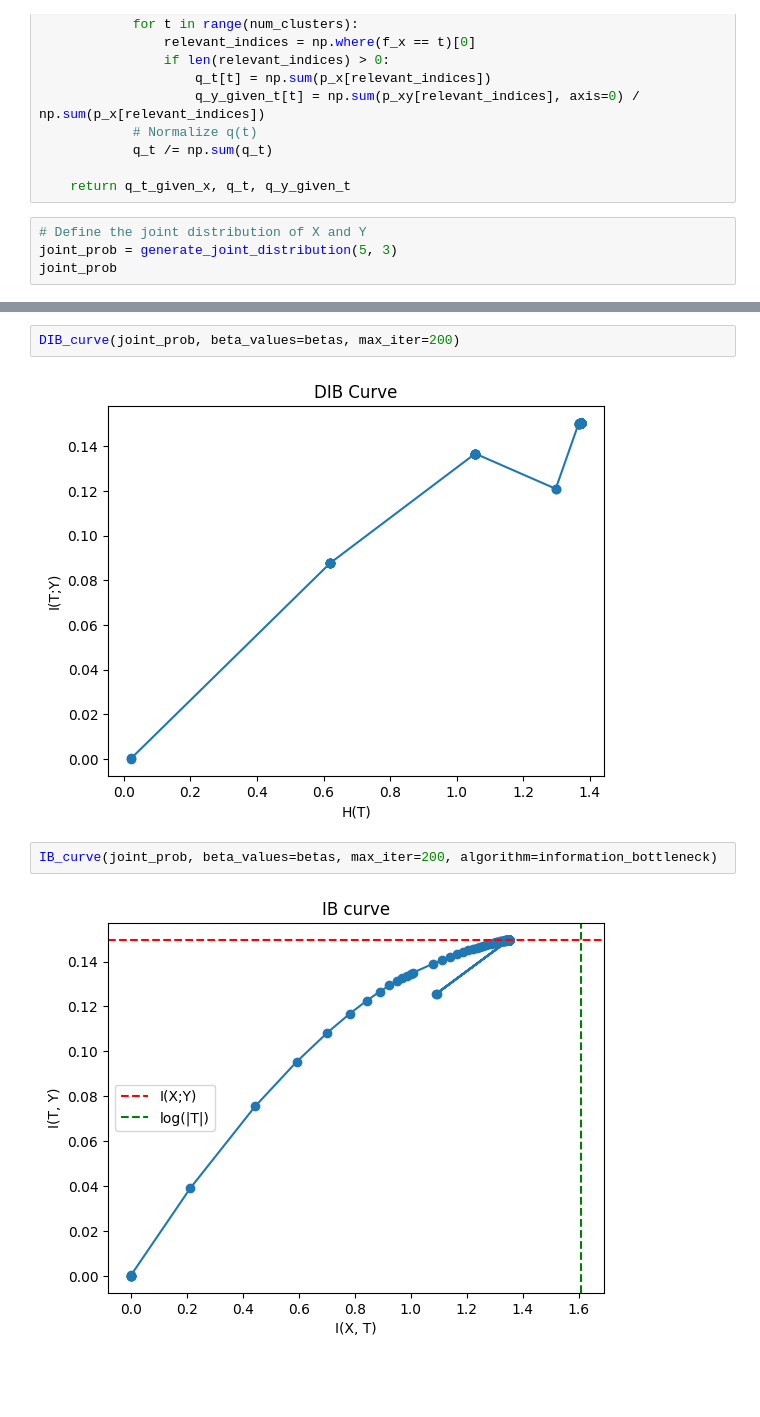
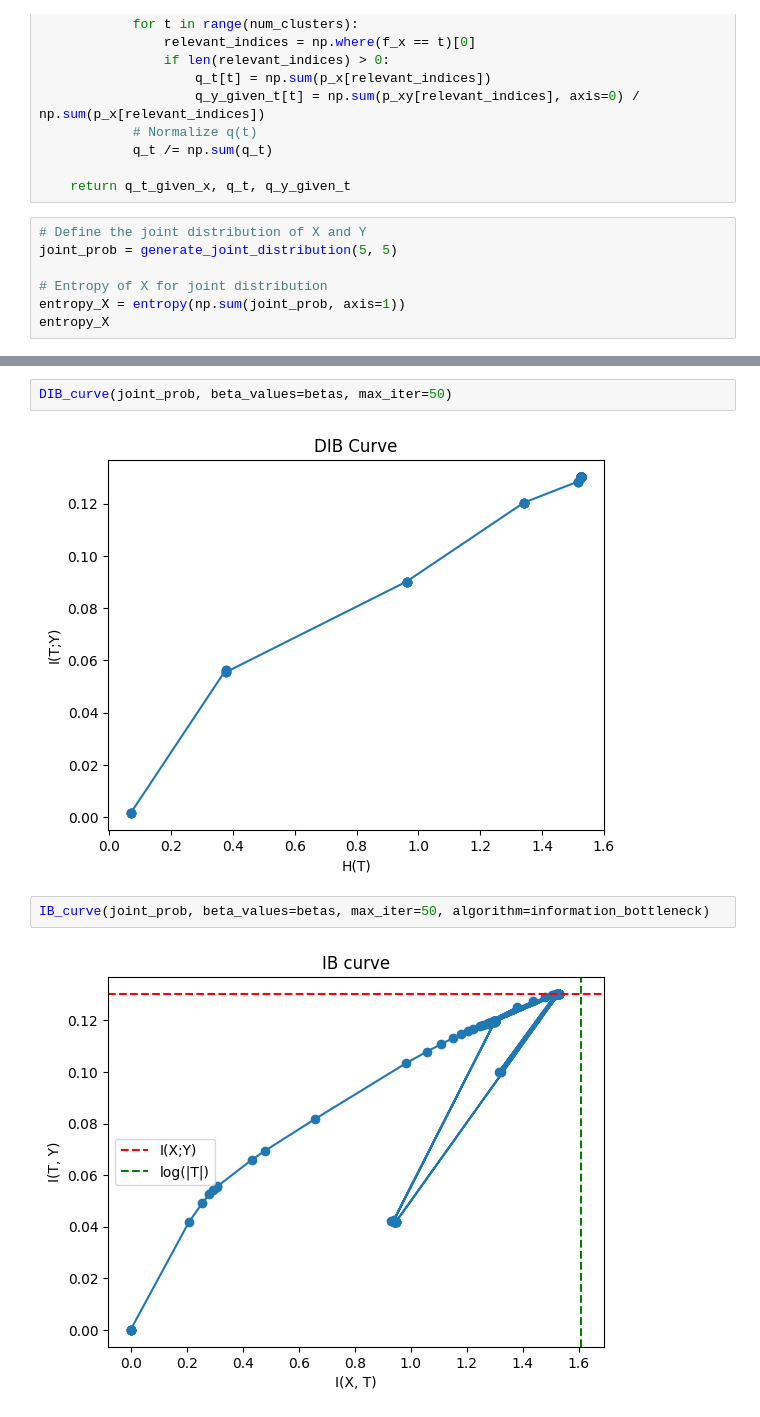
Before and after one commit to alex-monti/Master-Thesis, a Jupyter notebook: test-general-DIB.ipynb, the cells around one changed output, grey strips where cells are left out. Cells and saved outputs as stored; diff of their text form; blank space fills up the shorter version.

```diff
--- a/test-general-DIB.ipynb
+++ b/test-general-DIB.ipynb
@@ -125,6 +125,9 @@ def general_DIB(p_xy, max_iter=100, beta=0.5):
     return q_t_given_x, q_t, q_y_given_t
 # %%
 # Define the joint distribution of X and Y
-joint_prob = generate_joint_distribution(5, 3)
-joint_prob
+joint_prob = generate_joint_distribution(5, 5)
+
+# Entropy of X for joint distribution
+entropy_X = entropy(np.sum(joint_prob, axis=1))
+entropy_X
 # %% [output]
@@ -193,11 +192,11 @@ plt.show()
 # %%
-DIB_curve(joint_prob, beta_values=betas, max_iter=200)
+DIB_curve(joint_prob, beta_values=betas, max_iter=50)
 # %% [output]
-[figure, old version]
+[figure, new version]
 # %%
-IB_curve(joint_prob, beta_values=betas, max_iter=200, algorithm=information_bottleneck)
+IB_curve(joint_prob, beta_values=betas, max_iter=50, algorithm=information_bottleneck)
 # %% [output]
-[figure, old version]
+[figure, new version]
 # %%
 betas = np.linspace(0, 200, 201)
 I_XT_IB, I_TY_IB = compute_mutual_information_over_beta(joint_prob, beta_values=betas,
```
Also changed, not shown: parts of 7 cells of this notebook, 1 other file.
